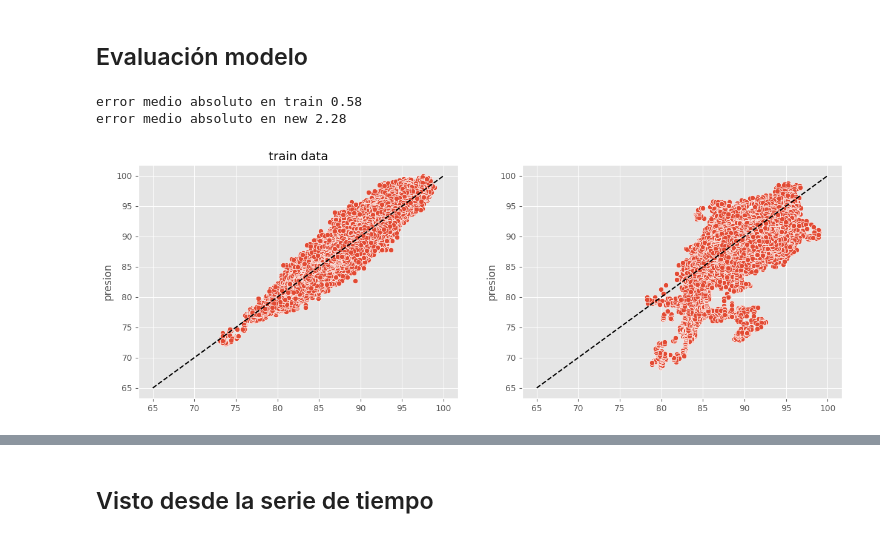
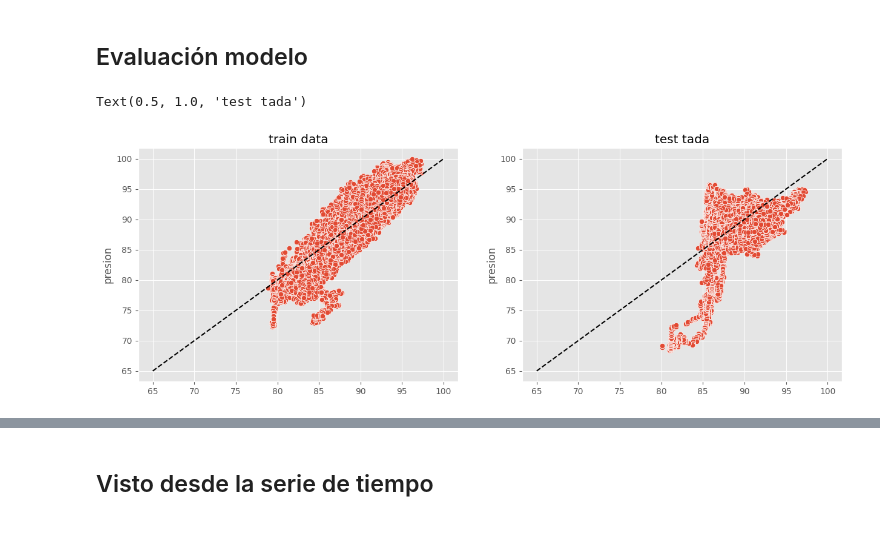
Before and after one commit to guillermovc/MLOps-grinding, a Jupyter notebook: notebooks/MODELO_boosting.ipynb, the cells around one changed output, grey strips where cells are left out. Saved outputs shown, nothing was run; the diff lists cells and outputs as text; code cells hidden in the pictures.

```diff
--- a/notebooks/MODELO_boosting.ipynb
+++ b/notebooks/MODELO_boosting.ipynb
@@ -96,6 +142,8 @@ best_model, best_params = search_params(xgbModel,
                                         xgb_params,
                                         X_train,
                                         y_train,
+                                        X_test,
+                                        y_test,
                                         random=False)
 
 # Imprimir el mejor modelo y los mejores parámetros
@@ -224,6 +257,13 @@ y_new = df[~doncition_date].presion
 ## Busqueda de parametros y entrenamiento
 
 Para generalizar mejor a datos no vistos de otras fechas, implementaremos cross-validation dejando huecos de datos intermedios. Esto implica dividir los datos en segmentos, omitiendo períodos específicos (por ejemplo, los primeros 5 días, del 5 al 10, del 15 al 20, etc.) para evaluar la capacidad del modelo para generalizar en situaciones o modos de trabajo no vistos.
+# %%
+# X_train, X_test, y_train, y_test = train_test_split(X, y, test_size=0.2)
+X_train = df[df.date < datetime(2022, 12, 12)].drop(columns = ['presion', 'date', 'imp_estandares'])
+y_train = df[df.date < datetime(2022, 12, 12)]['presion']
+
+X_test = df[df.date >= datetime(2022, 12, 12)].drop(columns = ['presion', 'date', 'imp_estandares'])
+y_test = df[df.date >= datetime(2022, 12, 12)]['presion']
 # %%
 class CustomCrossValidator(BaseCrossValidator):
     """
@@ -275,6 +315,7 @@ def search_params(
 
     print(f"Los parámetros para probar en nuestras pipelines son:")
     pprint(params)
+    mlflow.set_experiment("XGBoost_2")
 
     # Creamos un pipeline con parámetros por defecto (serán sustituidos)
     with mlflow.start_run():
@@ -284,10 +325,10 @@ def search_params(
         cvC = CustomCrossValidator(n_splits=5) #dejar aprox 5 días
 
         if random:
-            search = RandomizedSearchCV(estimator, params, cv=cvC, n_jobs=-1,
+            search = RandomizedSearchCV(estimator, params, cv=cvC, n_jobs=-2,
                                         scoring='neg_mean_squared_error', verbose=1, n_iter=n_iter)
         else:
-            search = GridSearchCV(estimator, params, cv=cvC, n_jobs=-1,
+            search = GridSearchCV(estimator, params, cv=cvC, n_jobs=-2,
                                   scoring='neg_mean_squared_error', verbose=1)
 
         search.fit(X, y)
@@ -303,7 +344,6 @@ def search_params(
 
         mlflow.sklearn.log_model(best_model, name)
 
-        mlflow.end_run()
 
     return best_model, best_params
 # %%
@@ -351,43 +401,42 @@ Mejores parámetros: {'colsample_bytree': 0.7, 'learning_rate': 0.1, 'max_depth'
 ## Evaluación modelo
 # %%
 #predicciones para test y para train
-y_hat = best_model.predict(X)
+y_train_hat = best_model.predict(X_train)
 # y_train_hat = best_model.predict(X_train)
-y_new_hat = best_model.predict(X_new)
+y_test_hat = best_model.predict(X_test)
 
 #vizualizacion variable predicha vs variable real
 fig, axs = plt.subplots(1, 2, figsize = (15, 5))
 
 axs[0].set_title('train data')
-sns.scatterplot(x = y_hat,
-                y = y,
+sns.scatterplot(x = y_train_hat,
+                y = y_train,
                 ax = axs[0])
 
 sns.lineplot(x= [65, 100],
             y = [65, 100],
             color = 'black',
             linestyle = '--',
             ax =axs[0])
 
 
-sns.scatterplot(x = y_new_hat,
-                y = y_new,
+sns.scatterplot(x = y_test_hat,
+                y = y_test,
                 ax = axs[1])
 
 sns.lineplot(x= [65, 100],
             y = [65, 100],
             color = 'black',
             linestyle = '--',
             ax =axs[1])
+axs[1].set_title('test tada')
+# mae_test = MAE(y, y_hat)
+# # mae_train = MAE(y_train, y_train_hat)
+# mae_new = MAE(y_new, y_new_hat)
 
-mae_test = MAE(y, y_hat)
-# mae_train = MAE(y_train, y_train_hat)
-mae_new = MAE(y_new, y_new_hat)
-
-print(f"error medio absoluto en train {mae_train:.2f}")
-# print(f"error medio absoluto en test {mae_test:.2f}")
-print(f"error medio absoluto en new {mae_new:.2f}")
+# print(f"error medio absoluto en train {mae_train:.2f}")
+# # print(f"error medio absoluto en test {mae_test:.2f}")
+# print(f"error medio absoluto en new {mae_new:.2f}")
 # %% [output]
-error medio absoluto en train 0.58
-error medio absoluto en new 2.28
+Text(0.5, 1.0, 'test tada')
-[figure, old version]
+[figure, new version]
```
Also changed, not shown: parts of 22 cells of this notebook.
